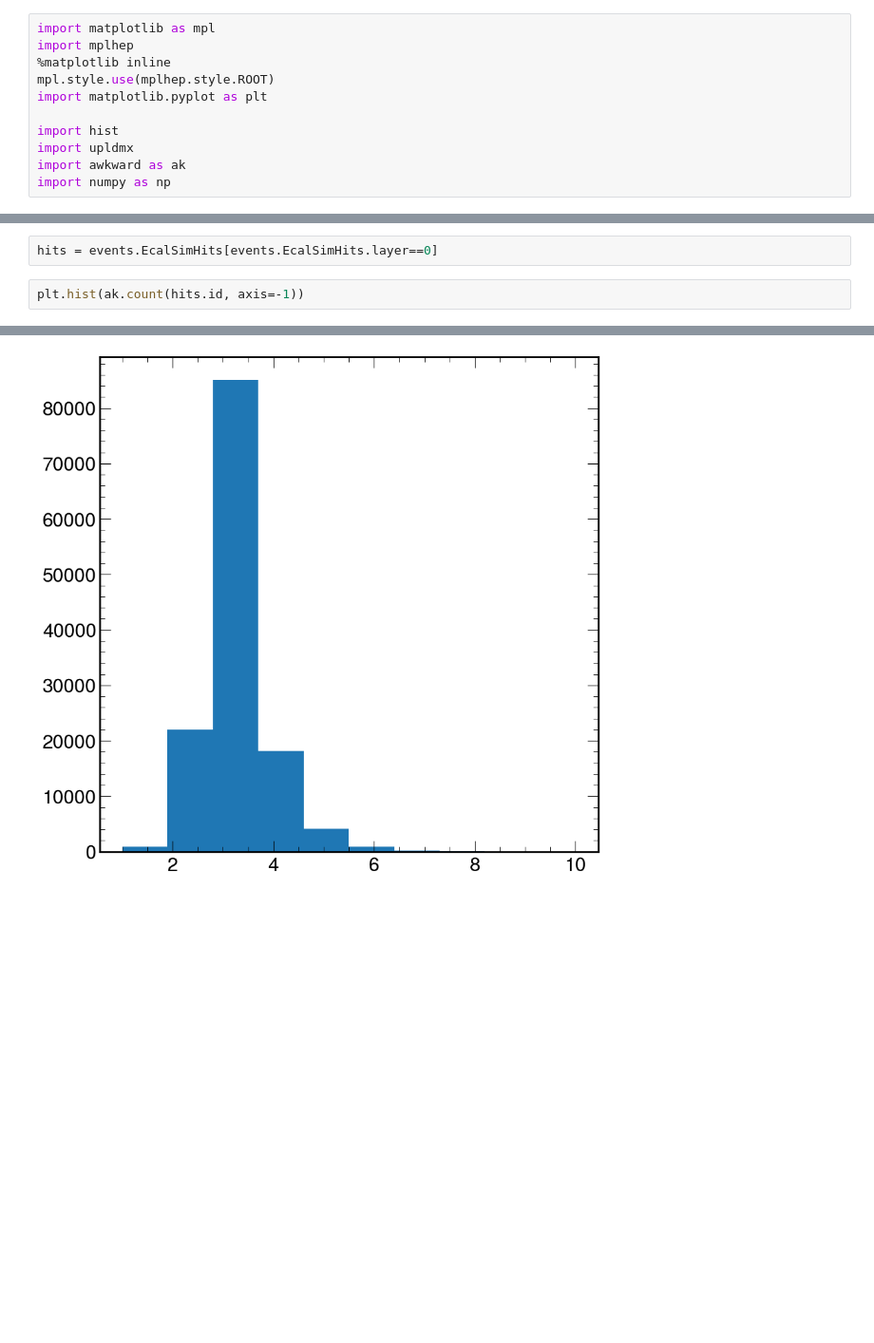
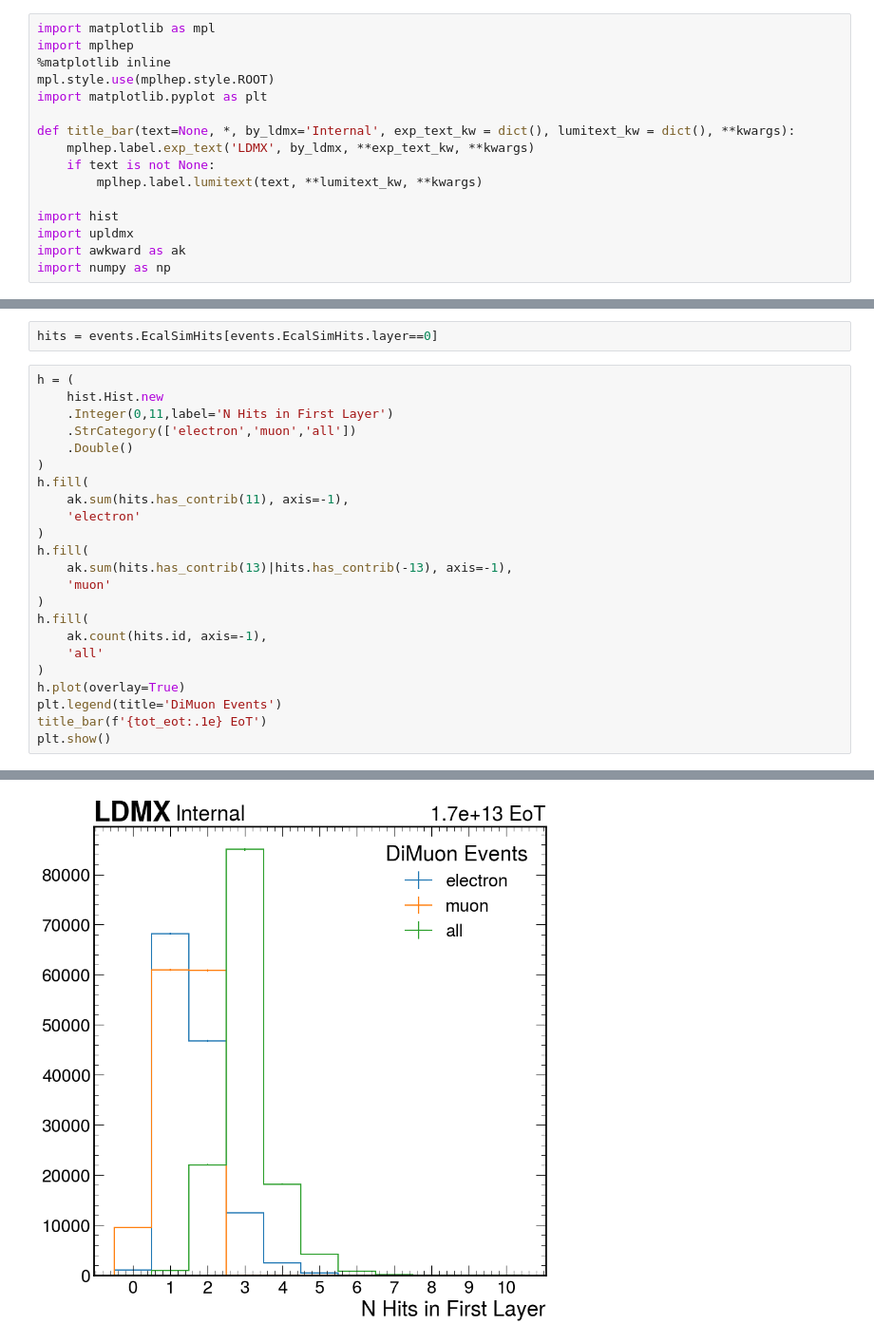
Before and after one commit to tomeichlersmith/ldmx-dimuon, a Jupyter notebook: ldmx/true-muons.ipynb, the cells around one changed output, grey strips where cells are left out. Shown at 95% size. Cells and saved outputs as stored; diff of their text form; blank space fills up the shorter version.

Commit message:
add ldmx and lumi labels to plots

```diff
--- a/ldmx/true-muons.ipynb
+++ b/ldmx/true-muons.ipynb
@@ -5,6 +5,11 @@ import mplhep
 mpl.style.use(mplhep.style.ROOT)
 import matplotlib.pyplot as plt
 
+def title_bar(text=None, *, by_ldmx='Internal', exp_text_kw = dict(), lumitext_kw = dict(), **kwargs):
+    mplhep.label.exp_text('LDMX', by_ldmx, **exp_text_kw, **kwargs)
+    if text is not None:
+        mplhep.label.lumitext(text, **lumitext_kw, **kwargs)
+
 import hist
 import upldmx
 import awkward as ak
@@ -72,5 +86,26 @@ plt.show()
 # %%
 hits = events.EcalSimHits[events.EcalSimHits.layer==0]
 # %%
-plt.hist(ak.count(hits.id, axis=-1))
+h = (
+    hist.Hist.new
+    .Integer(0,11,label='N Hits in First Layer')
+    .StrCategory(['electron','muon','all'])
+    .Double()
+)
+h.fill(
+    ak.sum(hits.has_contrib(11), axis=-1),
+    'electron'
+)
+h.fill(
+    ak.sum(hits.has_contrib(13)|hits.has_contrib(-13), axis=-1),
+    'muon'
+)
+h.fill(
+    ak.count(hits.id, axis=-1),
+    'all'
+)
+h.plot(overlay=True)
+plt.legend(title='DiMuon Events')
+title_bar(f'{tot_eot:.1e} EoT')
+plt.show()
 # %% [output]
@@ -81 +112 @@ plt.hist(ak.count(hits.id, axis=-1))
-[figure, old version]
+[figure, new version]
```
Also changed, not shown: parts of 15 cells of this notebook, 1 other file.
